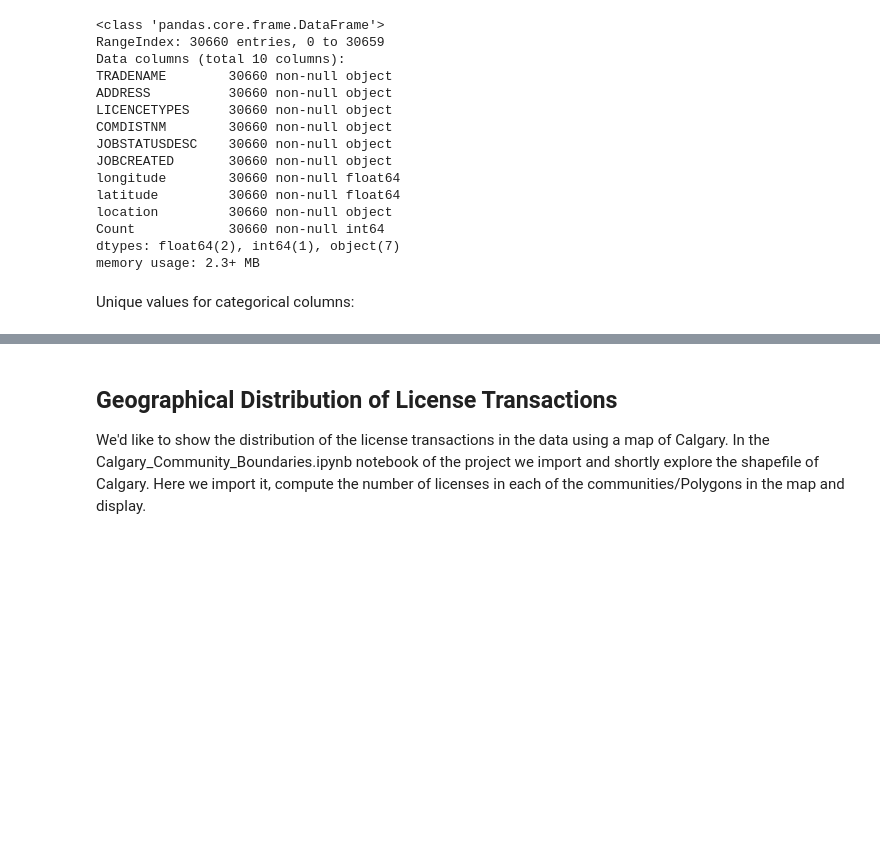
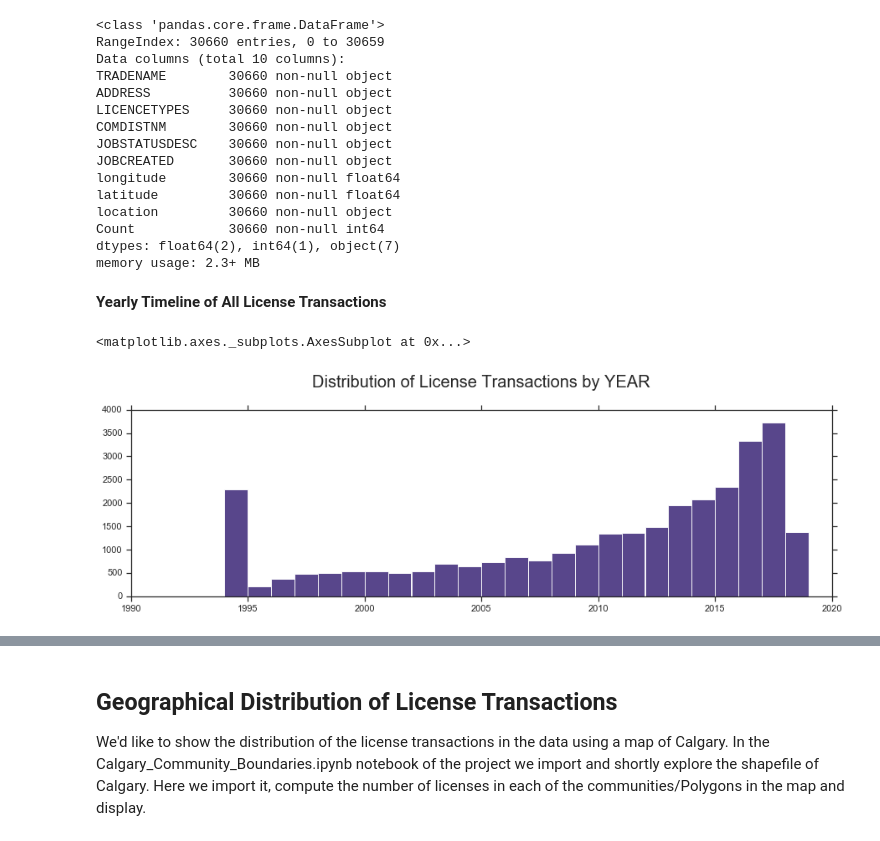
Before and after one commit to reubengazer/Calgary-Business-Licenses, a Jupyter notebook: Business_License_EDA.ipynb, the cells around one changed output, grey strips where cells are left out. Cells and saved outputs as stored; diff of their text form; code cells hidden in the pictures; blank space fills up the shorter version.

```diff
--- a/Business_License_EDA.ipynb
+++ b/Business_License_EDA.ipynb
@@ -40,5 +40,13 @@ location         30660 non-null object
 Count            30660 non-null int64
 dtypes: float64(2), int64(1), object(7)
 memory usage: 2.3+ MB
-# %% [markdown]
-Unique values for categorical columns:
+# %% [markdown]
+**Yearly Timeline of All License Transactions**
+# %%
+fig,ax=plt.subplots(1,figsize=[15,4])
+ax.set_title('Distribution of License Transactions by YEAR\n',fontsize=20)
+years = [int(date.split('/')[0]) for date in df['JOBCREATED']]
+sns.distplot(years,kde=False,bins=[1990+i for i in range(30)],ax=ax,hist_kws={'alpha':0.9})
+# %% [output]
+<matplotlib.axes._subplots.AxesSubplot at 0x...>
+[figure, added]
```
Also changed, not shown: parts of 13 cells of this notebook.
